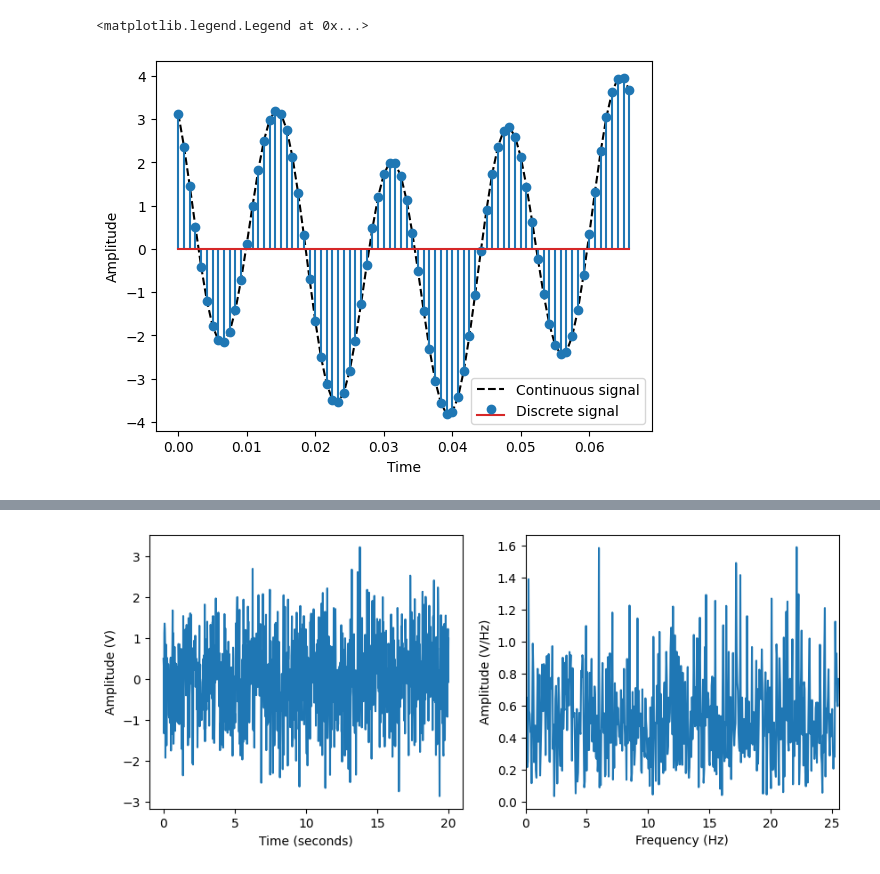
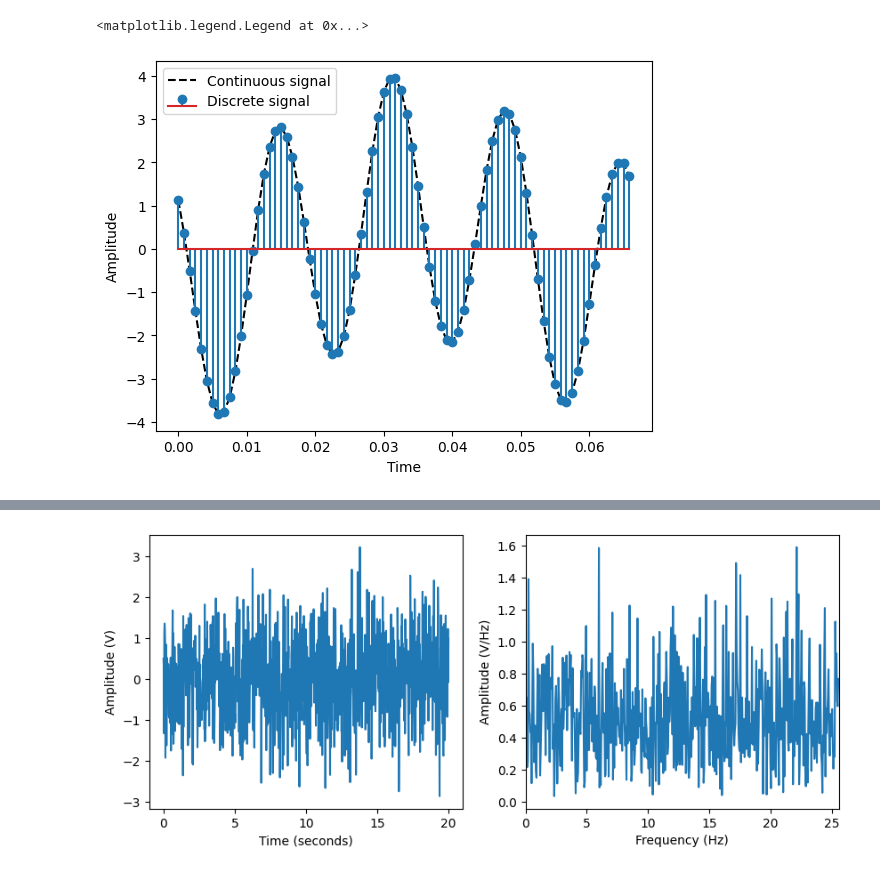
Before and after one commit to mru-data3464/w26, a Jupyter notebook: demo_code/10_signals_audio/signals_1D.ipynb, the cells around one changed output, grey strips where cells are left out. Cells and saved outputs as stored; diff of their text form; code cells hidden in the pictures.

```diff
--- a/demo_code/10_signals_audio/signals_1D.ipynb
+++ b/demo_code/10_signals_audio/signals_1D.ipynb
@@ -7,35 +7,35 @@ import matplotlib.pyplot as plt
 # Two constant frequencies
 f1 = 15 # Hz
 f2 = 60 # Hz
 
 # and phase shifts
-p1 = 0
+p1 = -np.pi
 p2 = np.pi / 4
 
 # and amplitudes
 a1 = 1
 a2 = 3
 
 # Time interval
 T = 1 / (f2 * 20)
 
 # period is the greatest common denominator of the two frequencies
 P = 1 / np.gcd(int(f1), int(f2))
 
 # Number of samples
 N = int(P / T)
 
 t = np.arange(N) * T
 x = a1 * np.cos(f1 * 2*np.pi*t + p1) + a2 *np.cos(f2 * 2*np.pi*t + p2)
 
 plt.plot(t, x, "k--", label="Continuous signal")
 plt.stem(t, x, label="Discrete signal")
 plt.xlabel("Time")
 plt.ylabel("Amplitude")
 plt.legend()
 # %% [output]
 <matplotlib.legend.Legend at 0x...>
-[figure, old version]
+[figure, new version]
 # %%
 X = fft.fft(x) * 2 / N
 k = fft.fftfreq(N, d=T)
```
Also changed, not shown: parts of 17 cells of this notebook, 1 other file.
